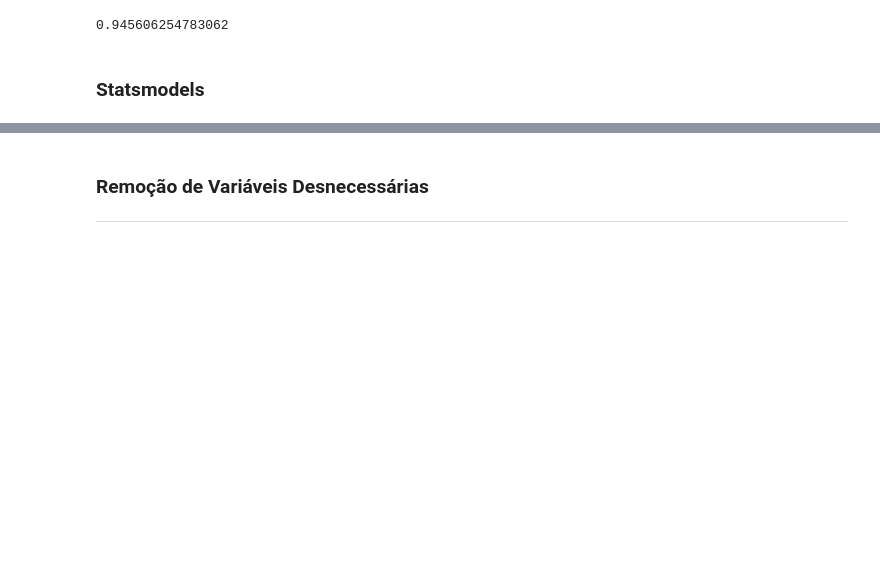
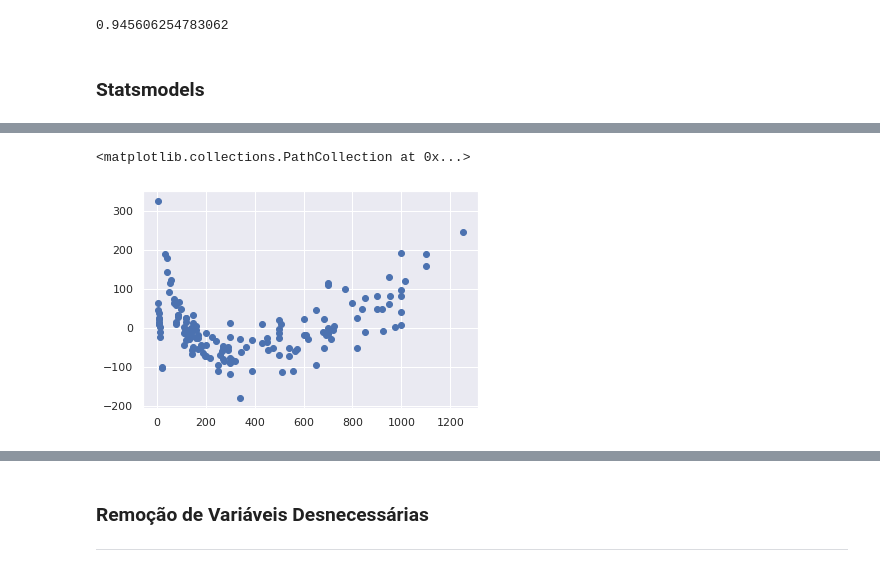
Before and after one commit to walisson-silva-ada/827-data-science, a Jupyter notebook: 02. Regressão Linear/2.2. Regressão Linear Múltipla.ipynb, the cells around one changed output, grey strips where cells are left out. Saved outputs shown, nothing was run; the diff lists cells and outputs as text; code cells hidden in the pictures; blank space fills up the shorter version.

```diff
--- a/02. Regressão Linear/2.2. Regressão Linear Múltipla.ipynb
+++ b/02. Regressão Linear/2.2. Regressão Linear Múltipla.ipynb
@@ -471,3 +471,5 @@ r2_score(y, y_est_categorical)
 0.945606254783062
 # %% [markdown]
 ### Statsmodels
+# %%
+model = OLS_SM(X, y)
@@ -473,0 +516,5 @@ r2_score(y, y_est_categorical)
+# %%
+plt.scatter(y, model.resid)
+# %% [output]
+<matplotlib.collections.PathCollection at 0x...>
+[figure, added]
```
Also changed, not shown: parts of 21 cells of this notebook, 1 other file.
